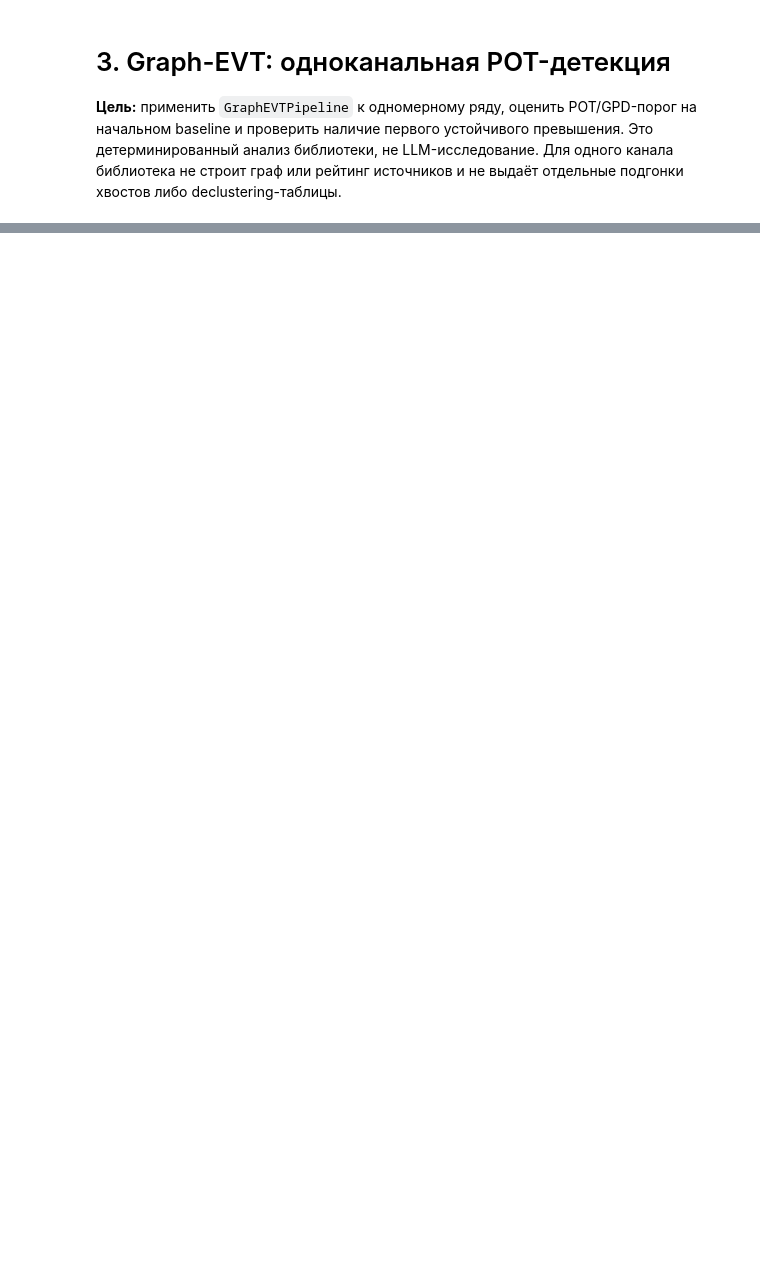
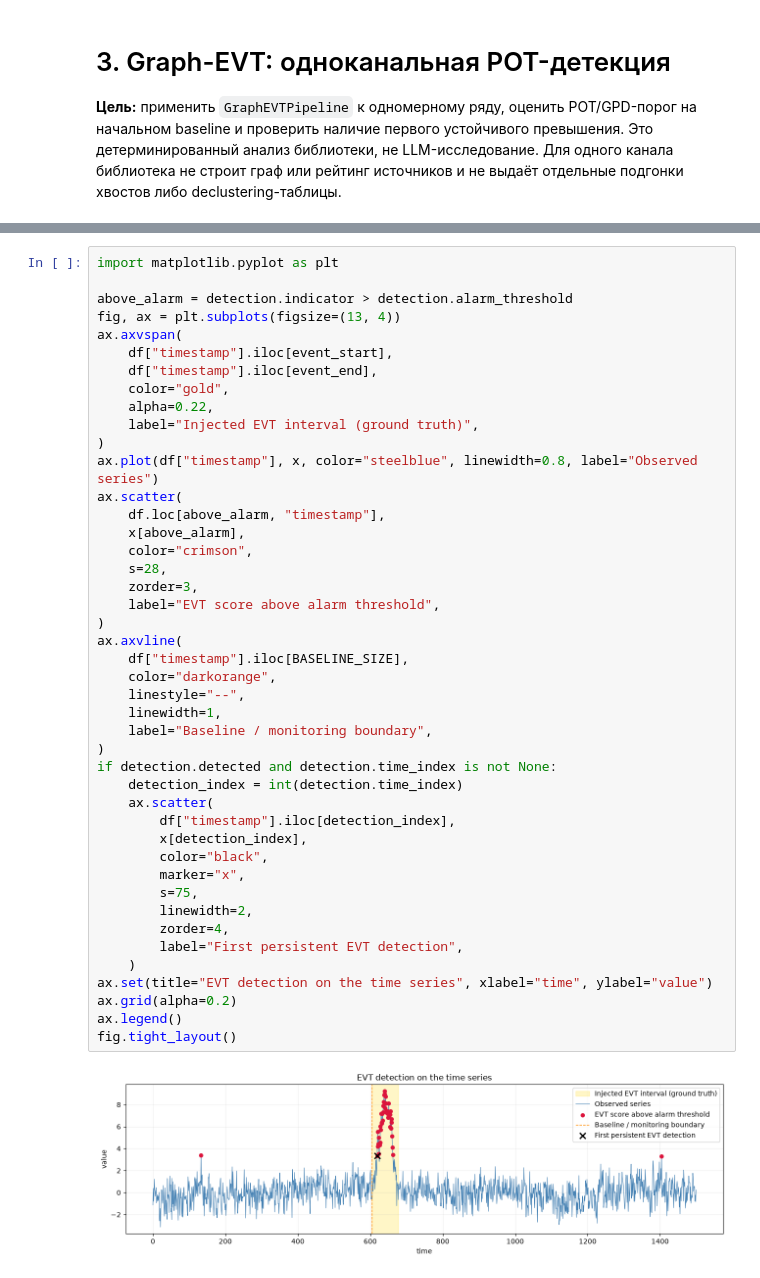
Before and after one commit to D2718281828nis/EVT-educational-demo, a Jupyter notebook: demo/evt-educational-demo/notebooks/1-d/03_evt_detection.ipynb, the cells around one changed output, grey strips where cells are left out. Saved outputs shown, nothing was run; the diff lists cells and outputs as text; blank space fills up the shorter version.

```diff
--- a/demo/evt-educational-demo/notebooks/1-d/03_evt_detection.ipynb
+++ b/demo/evt-educational-demo/notebooks/1-d/03_evt_detection.ipynb
@@ -47,3 +58,49 @@ pd.DataFrame([{
+# %%
+import matplotlib.pyplot as plt
+
+above_alarm = detection.indicator > detection.alarm_threshold
+fig, ax = plt.subplots(figsize=(13, 4))
+ax.axvspan(
+    df["timestamp"].iloc[event_start],
+    df["timestamp"].iloc[event_end],
+    color="gold",
+    alpha=0.22,
+    label="Injected EVT interval (ground truth)",
+)
+ax.plot(df["timestamp"], x, color="steelblue", linewidth=0.8, label="Observed series")
+ax.scatter(
+    df.loc[above_alarm, "timestamp"],
+    x[above_alarm],
+    color="crimson",
+    s=28,
+    zorder=3,
+    label="EVT score above alarm threshold",
+)
+ax.axvline(
+    df["timestamp"].iloc[BASELINE_SIZE],
+    color="darkorange",
+    linestyle="--",
+    linewidth=1,
+    label="Baseline / monitoring boundary",
+)
+if detection.detected and detection.time_index is not None:
+    detection_index = int(detection.time_index)
+    ax.scatter(
+        df["timestamp"].iloc[detection_index],
+        x[detection_index],
+        color="black",
+        marker="x",
+        s=75,
+        linewidth=2,
+        zorder=4,
+        label="First persistent EVT detection",
+    )
+ax.set(title="EVT detection on the time series", xlabel="time", ylabel="value")
+ax.grid(alpha=0.2)
+ax.legend()
+fig.tight_layout()
+# %% [output]
+[figure, added]
 # %%
 artifact_dir = ROOT / "results/1-d"
 artifact_dir.mkdir(parents=True, exist_ok=True)
```
Also changed, not shown: parts of 4 cells of this notebook, 13 other files.
